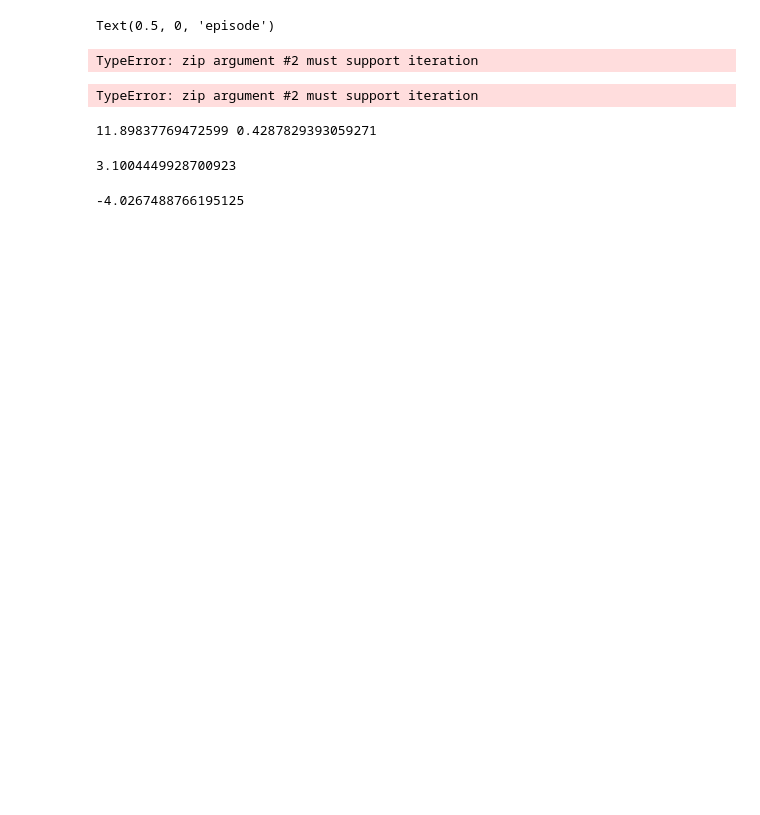
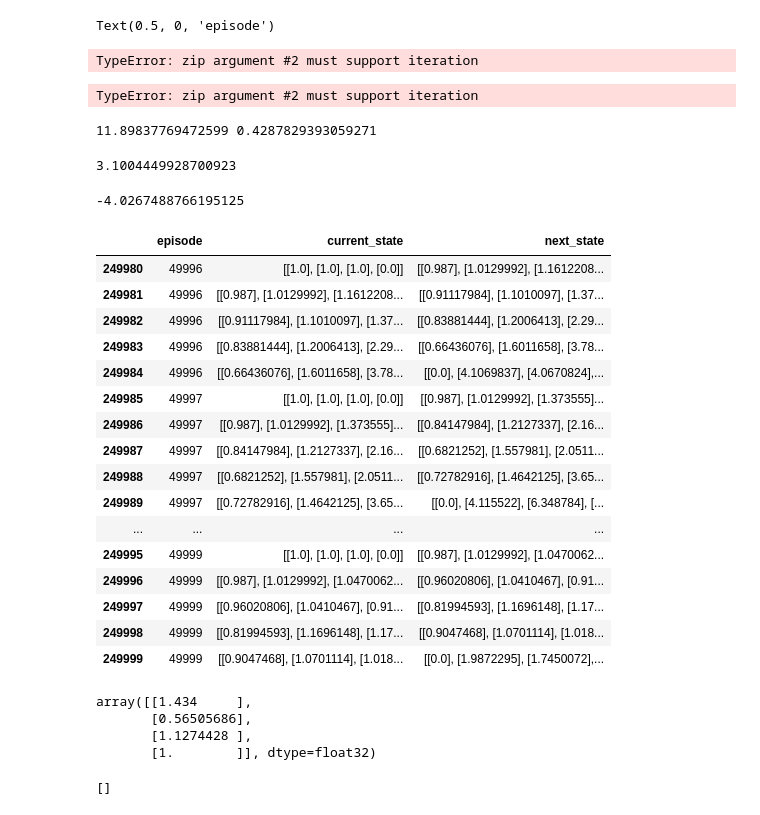
Before and after one commit to LuK2019/ICNN_BA, a Jupyter notebook: src/simulation_evaluation_main.ipynb, the cells around one changed output. Saved outputs shown, nothing was run; the diff lists cells and outputs as text; code cells hidden in the pictures; blank space fills up the shorter version.

Commit message:
Added the simulation evaluation notebooks.

```diff
--- a/src/simulation_evaluation_main.ipynb
+++ b/src/simulation_evaluation_main.ipynb
@@ -268,3 +268,38 @@ df_wo_greedy["agent_choice_of_x1"][-8000:].mean()
 df_wo_greedy["cumulative_liquidity_costs"][-8000:].mean()
 # %% [output]
 -4.0267488766195125
+# %%
+LOG_NUM = 50000
+PATH_TO_DF_PERIOD = r"C:\Users\lukas\OneDrive\Universität\Mathematik\Bachelorarbeit\log_dir\log_{}\SIMULATION_SUMMARY\simulation_summary_transition_log_{}.pkl".format(LOG_NUM, LOG_NUM)
+df_period = pd.read_pickle(PATH_TO_DF_PERIOD)
+# %%
+df_period.tail(20)
+# %% [output]
+|  | episode | current_state | next_state |
+| 249980 | 49996 | [[1.0], [1.0], [1.0], [0.0]] | [[0.987], [1.0129992], [1.1612208... |
+| 249981 | 49996 | [[0.987], [1.0129992], [1.1612208... | [[0.91117984], [1.1010097], [1.37... |
+| 249982 | 49996 | [[0.91117984], [1.1010097], [1.37... | [[0.83881444], [1.2006413], [2.29... |
+| 249983 | 49996 | [[0.83881444], [1.2006413], [2.29... | [[0.66436076], [1.6011658], [3.78... |
+| 249984 | 49996 | [[0.66436076], [1.6011658], [3.78... | [[0.0], [4.1069837], [4.0670824],... |
+| 249985 | 49997 | [[1.0], [1.0], [1.0], [0.0]] | [[0.987], [1.0129992], [1.373555]... |
+| 249986 | 49997 | [[0.987], [1.0129992], [1.373555]... | [[0.84147984], [1.2127337], [2.16... |
+| 249987 | 49997 | [[0.84147984], [1.2127337], [2.16... | [[0.6821252], [1.557981], [2.0511... |
+| 249988 | 49997 | [[0.6821252], [1.557981], [2.0511... | [[0.72782916], [1.4642125], [3.65... |
+| 249989 | 49997 | [[0.72782916], [1.4642125], [3.65... | [[0.0], [4.115522], [6.348784], [... |
+| ... | ... | ... | ... |
+| 249995 | 49999 | [[1.0], [1.0], [1.0], [0.0]] | [[0.987], [1.0129992], [1.0470062... |
+| 249996 | 49999 | [[0.987], [1.0129992], [1.0470062... | [[0.96020806], [1.0410467], [0.91... |
+| 249997 | 49999 | [[0.96020806], [1.0410467], [0.91... | [[0.81994593], [1.1696148], [1.17... |
+| 249998 | 49999 | [[0.81994593], [1.1696148], [1.17... | [[0.9047468], [1.0701114], [1.018... |
+| 249999 | 49999 | [[0.9047468], [1.0701114], [1.018... | [[0.0], [1.9872295], [1.7450072],... |
+# %%
+df_period.next_state[0]
+# %% [output]
+array([[1.434     ],
+       [0.56505686],
+       [1.1274428 ],
+       [1.        ]], dtype=float32)
+# %%
+df_period.next
+# %% [output]
+[]
```
Also changed, not shown: parts of 9 cells of this notebook, 2 other files.
